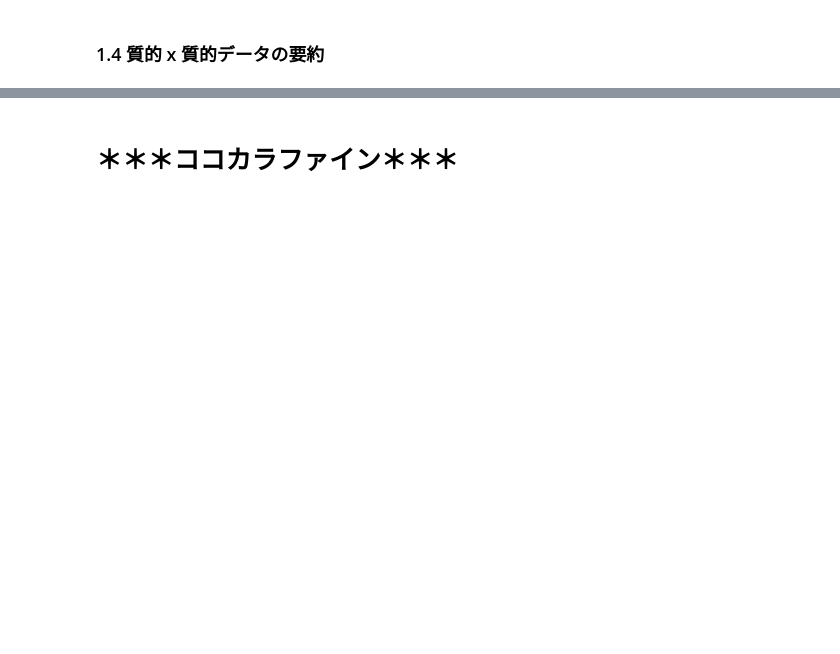
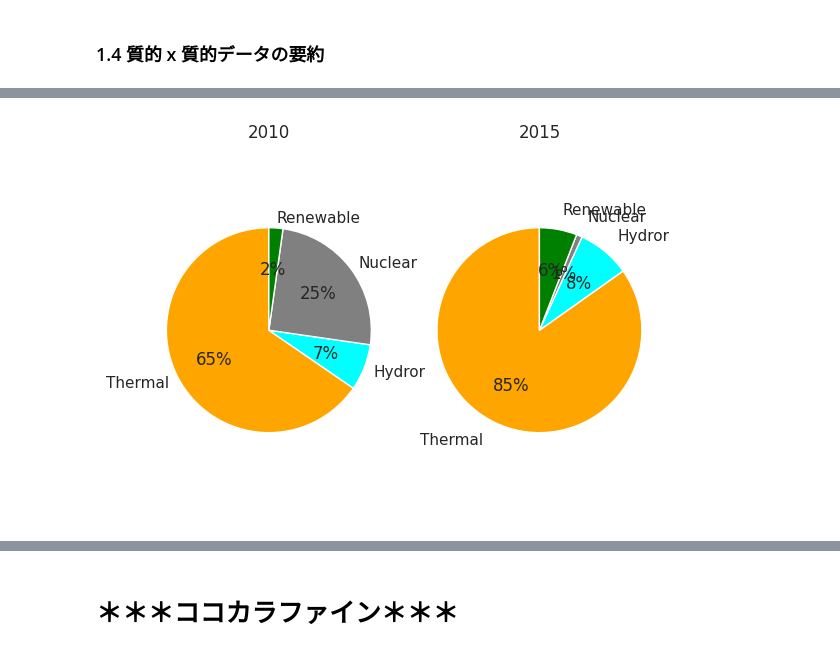
Before and after one commit to MDASH-shinshu/MDASH-T-DS, a Jupyter notebook: 3/3_data_search_and_visualization_colab.ipynb, the cells around one changed output, grey strips where cells are left out. Saved outputs shown, nothing was run; the diff lists cells and outputs as text; code cells hidden in the pictures; blank space fills up the shorter version.

```diff
--- a/3/3_data_search_and_visualization_colab.ipynb
+++ b/3/3_data_search_and_visualization_colab.ipynb
@@ -161,0 +446,7 @@ $N$ 個の対象について $n$ カテゴリの値 $x_i (i = 1, 2, \cdots, n)$
+# %%
+# オリジナルのCSVファイルをpandasで読み込んでデータフレームdfに格納
+import pandas as pd
+import matplotlib.pyplot as plt
+data = pd.read_csv('capacity_ratio.csv', header=0)
+data.columns = ['category', '2010','2015']
+data.head()
@@ -161,0 +459,23 @@ $N$ 個の対象について $n$ カテゴリの値 $x_i (i = 1, 2, \cdots, n)$
+# %%
+#　　Figure, labelを設定
+fig = plt.figure()
+labels=["Thermal", "Hydror", "Nuclear", "Renewable"]
+data.index = labels
+colors = ["orange", "cyan", "gray", "green"]
+
+#　　2010年の円グラフ
+fig.add_subplot(1, 2, 1)
+plt.title("2010")
+plt.pie(data['2010'], labels= data.index, startangle=90, autopct="%1.0f%%", colors=colors, labeldistance=1.1)
+plt.axis('equal')
+
+#　　2015年の円グラフ
+fig.add_subplot(1, 2, 2)
+plt.title("2015")
+plt.pie(data['2015'], labels= data.index, startangle=90, autopct="%1.0f%%", colors=colors, labeldistance=1.2)
+plt.axis('equal')
+
+#　　グラフを保存
+plt.savefig('circle.png')
+# %% [output]
+[figure, added]
```
Also changed, not shown: parts of 92 cells of this notebook.
